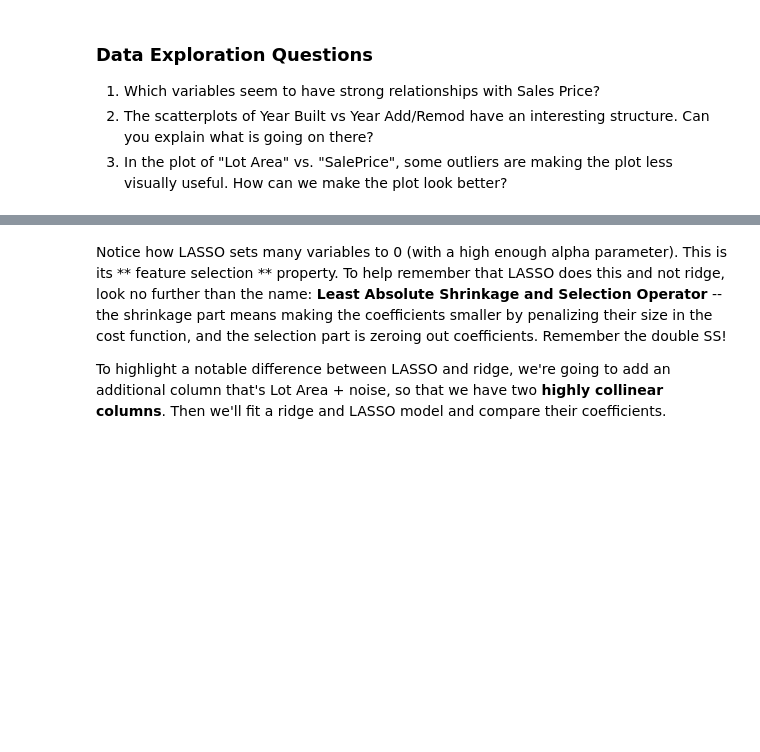
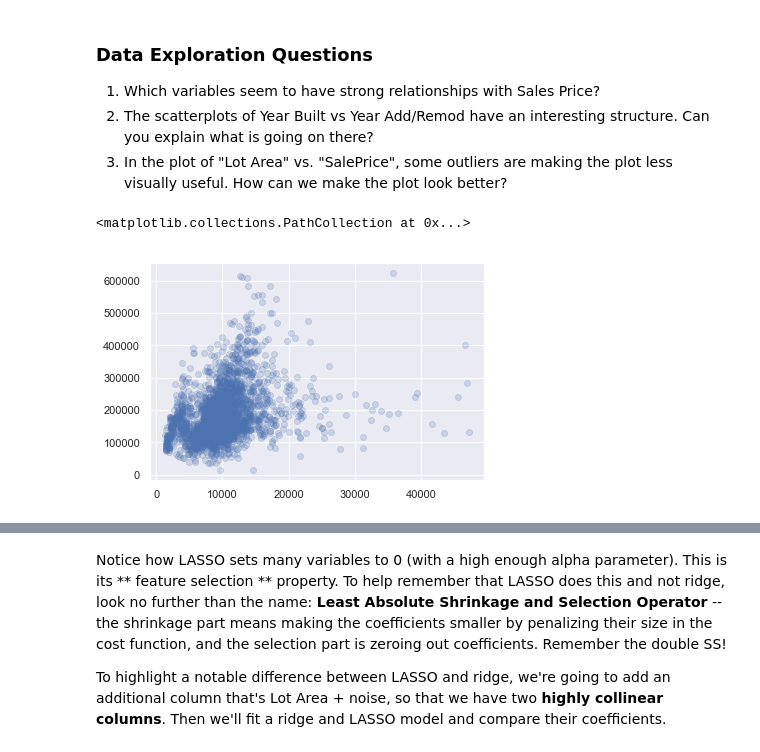
Before and after one commit to goodwinc/metis-copy, a Jupyter notebook: class_lectures/week02-luther1/05-regularization/LASSO_Reg_Ames_Housing.ipynb, the cells around one changed output, grey strips where cells are left out. Saved outputs shown, nothing was run; the diff lists cells and outputs as text; code cells hidden in the pictures; blank space fills up the shorter version.

```diff
--- a/class_lectures/week02-luther1/05-regularization/LASSO_Reg_Ames_Housing.ipynb
+++ b/class_lectures/week02-luther1/05-regularization/LASSO_Reg_Ames_Housing.ipynb
@@ -27,7 +27,7 @@ from sklearn.linear_model import LinearRegression, Lasso, LassoCV
 ## Load the Data, Examine and Explore
 # %%
 ## Load in the Ames Housing Data
-datafile = "../../week02-luther/03-regression_scrape/data/Ames_Housing_Data.tsv"
+datafile = "../02-regression_scrape/data/Ames_Housing_Data.tsv"
 df=pd.read_csv(datafile, sep='\t')
 # %%
 ## Examine the columns, look at missing data
@@ -126,7 +129,11 @@ sns.pairplot(smaller_df)
 1. The scatterplots of Year Built vs Year Add/Remod have an interesting structure.  Can you explain what is going on there?
 1. In the plot of "Lot Area" vs. "SalePrice", some outliers are making the plot less visually useful.  How can we make the plot look better?
 # %%
-plt.scatter(smaller_df.loc[smaller_df['Lot Area']<50000,'Lot Area'], smaller_df.loc[smaller_df['Lot Area']<50000,'SalePrice'], alpha=.2)
+plt.scatter(smaller_df.loc[smaller_df['Lot Area']<50000,'Lot Area'],
+            smaller_df.loc[smaller_df['Lot Area']<50000,'SalePrice'], alpha=.2)
+# %% [output]
+<matplotlib.collections.PathCollection at 0x...>
+[figure, added]
 # %%
 #Separate our features from our target
 
```
Also changed, not shown: parts of 93 cells of this notebook, 1 other file.
